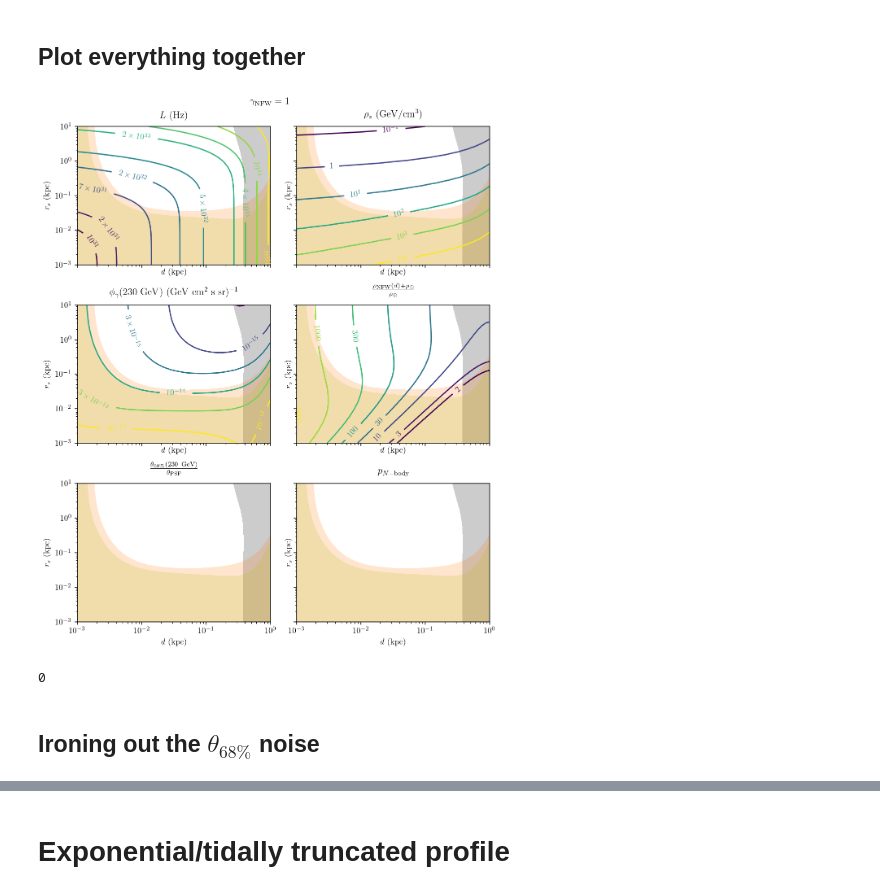
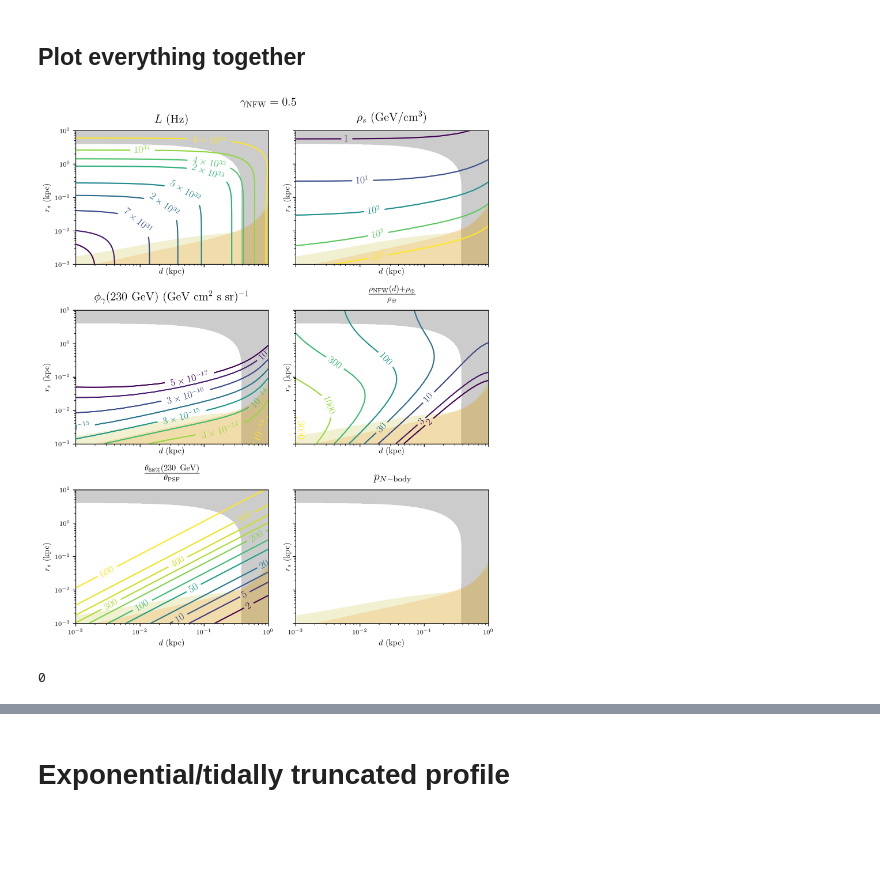
Before and after one commit to adam-coogan/cr_lines_from_dm_subhalos, a Jupyter notebook: Contour plots 6.ipynb, the cells around one changed output, grey strips where cells are left out. Saved outputs shown, nothing was run; the diff lists cells and outputs as text; code cells hidden in the pictures; blank space fills up the shorter version.

```diff
--- a/Contour plots 6.ipynb
+++ b/Contour plots 6.ipynb
@@ -30,8 +30,8 @@ pr_base_path = "../DAMPE+DM clumps/data/likelihoods/"
 # %% [markdown]
 # NFW profile
 # %%
-# gamma_nfw = 0.5
-gamma_nfw = 1.
+gamma_nfw = 0.5
+# gamma_nfw = 1.
 
 dist = np.logspace(-3, 0, 50)
 r_s = np.logspace(-3, 1, 50)
@@ -282,9 +282,10 @@ for var in ["rho_s", "rho_rel", "lum", "phi_g", "lw",
 # %%
 levels_nfw = {"lum": [1e31, 2e31, 7e31, 2e32, 5e32, 2e33, 4e33, 1e34, 4e34],
               "rho_s": [1e-2, 0.1, 1, 10, 1e2, 1e3, 1e4],
-              "phi_g": [5e-17, 1e-16, 3e-16, 1e-15, 3e-15, 1e-14, 3e-14, 1e-13, 1e-12, 1e-10, 1e-8],
+              "phi_g": [5e-17, 1e-16, 3e-16, 1e-15, 3e-15, 1e-14, 3e-14, 1e-13,
+                        1e-12, 1e-10, 1e-8],
               "rho_rel": [2, 3, 10, 30, 100, 300, 1e3, 3e3, 3e4],
-              "extent": [2, 5, 10, 20, 50, 100, 200, 300, 400, 450, 500, 550]}
+              "extent": [2, 5, 10, 20, 50, 100, 200, 300, 400, 500, 600]}
 # %%
 fig, axs = plt.subplots(nrows=3, ncols=2, sharex=True, sharey=True,
                         figsize=(8, 10))
@@ -320,38 +321,36 @@ ax.set_title(r"$L$ (Hz)", pad=10)
 sci_contours(dist_mg, r_s_mg, lum_nfw, ax, levels=levels_nfw["lum"])
 
 ax = axs[0, 1]
 ax.set_title(r"$\rho_s$ (GeV/cm$^3$)", pad=10)
 sci_contours(dist_mg, r_s_mg, rho_s_nfw, ax, levels=levels_nfw["rho_s"])
 
 ax = axs[1, 0]
 ax.set_title(r"$\phi_\gamma(230\ \mathrm{GeV})$"
              r" (GeV cm$^2$ s sr)$^{-1}$", pad=10)
 sci_contours(dist_mg, r_s_mg, phi_g_nfw, ax, levels=levels_nfw["phi_g"])
 
 ax = axs[1, 1]
 ax.set_title(r"$\frac{\rho_{\mathrm{NFW}}(d) +"
              r"\rho_\oplus}{\rho_\oplus}$", pad=10)
 normal_contours(dist_mg, r_s_mg, rho_rel_nfw, ax, levels=levels_nfw["rho_rel"])
 
 ax = axs[2, 0]
 ax.set_title(r"$\frac{\theta_{68\%}(230\ \mathrm{GeV})}{\theta_{\rm PSF}}$", pad=10)
-# normal_contours(dist_mg, r_s_mg, extent_nfw/fermi_psf, ax, levels=levels_nfw["extent"])
+normal_contours(dist_mg, r_s_mg, extent_nfw/fermi_psf, ax, levels=levels_nfw["extent"])
 
 ax = axs[2, 1]
 ax.set_title(r"$p_{N {\rm -body}}$", pad=10)
 # if gamma_nfw == 0.5:
 #     sci_contours(dist_pr, r_s_pr, pr_nfw, ax, levels=np.logspace(-15, -12, 4))
 # elif gamma_nfw == 1:
 #     sci_contours(dist_pr, r_s_pr, pr_nfw, ax, levels=np.logspace(-13, -7, 7))
 
 
 fig.tight_layout(rect=[0, 0.03, 1, 0.975])
 fig.savefig("figures/contour_plots_nfw_gamma_{:.1f}.pdf".format(gamma_nfw))
 # %% [output]
-[figure, old version]
+[figure, new version]
 # %%
 os.system("say 'Done with NFW'")
 # %% [output]
 0
-# %% [markdown]
-## Ironing out the $\theta_{68\%}$ noise
```
Also changed, not shown: parts of 28 cells of this notebook, 19 other files.
